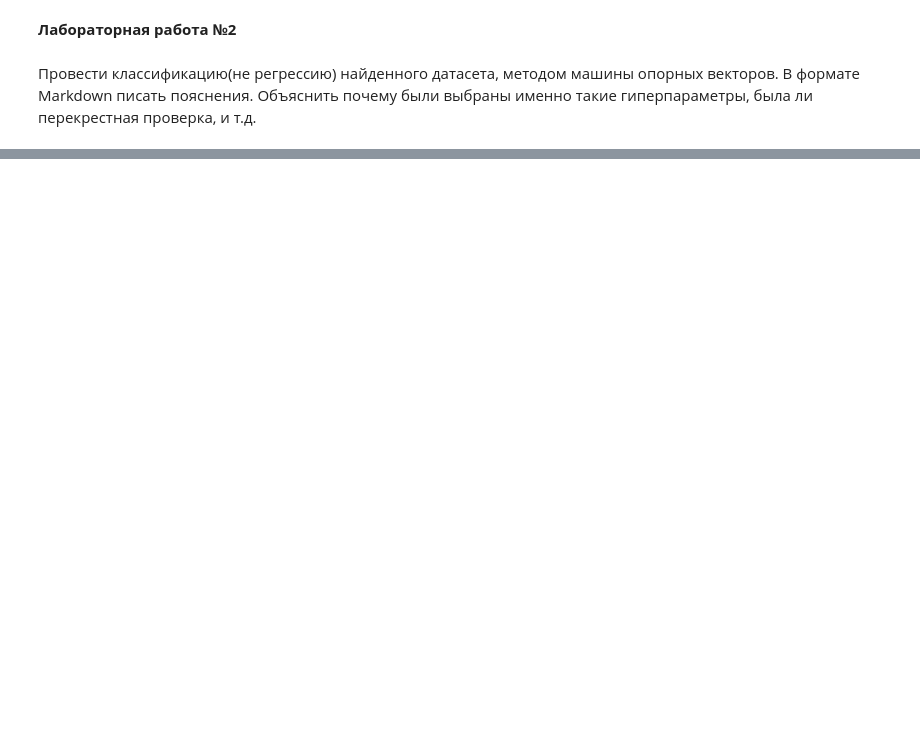
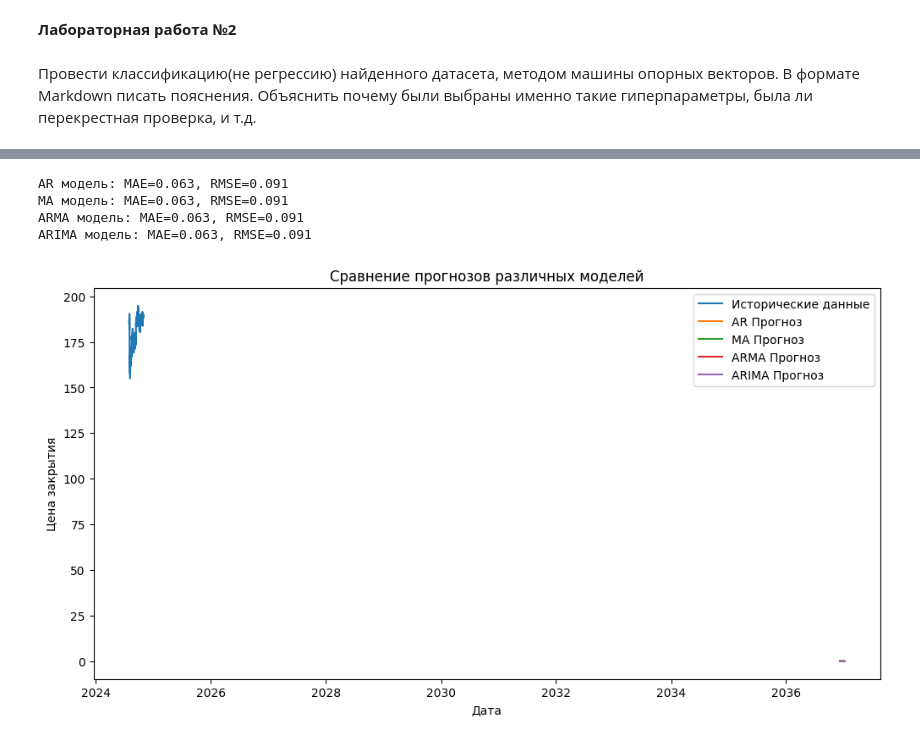
Before and after one commit to keysenelvial/dinam, a Jupyter notebook: dinam2.ipynb, the cells around one changed output, grey strips where cells are left out. Drawn from its saved outputs; the diff is of its cells as text; code cells hidden in the pictures; blank space fills up the shorter version.

```diff
--- a/dinam2.ipynb
+++ b/dinam2.ipynb
@@ -110,0 +346,65 @@ Categories (4, interval[float64, right]): [(-0.001, 4.304] < (4.304, 4.7] < (4.7
+# %%
+# 8. Сравнение моделей AR, MA, ARMA и ARIMA
+from statsmodels.tsa.ar_model import AutoReg
+
+models = {
+    'AR': AutoReg,  # AR model only takes `lags` parameter
+    'MA': lambda y, order: ARIMA(y, order=(0, 0, order)),  # For MA, use ARIMA with p=0, d=0
+    'ARMA': lambda y, order: ARIMA(y, order=(order[0], 0, order[1])),  # ARMA, with d=0
+    'ARIMA': ARIMA  # Full ARIMA model
+}
+
+orders = {
+    'AR': (2,),  # Lags for AR model
+    'MA': 2,     # Order for MA component only (AR=0, d=0, MA=2)
+    'ARMA': (2, 2),  # ARMA(p=2, q=2) with d=0
+    'ARIMA': best_cfg  # Best found order from previous tuning
+}
+
+results = {}
+for name, model_func in models.items():
+    try:
+        if name == 'AR':
+            # AR model with specified lag
+            mod = model_func(price_diff, lags=orders[name][0])
+        elif name == 'MA':
+            # MA model using ARIMA with p=0, d=0
+            mod = model_func(price_diff, orders[name])
+        elif name == 'ARMA':
+            # ARMA model with specified p and q, d=0
+            mod = model_func(price_diff, orders[name])
+        else:
+            # Full ARIMA model
+            mod = model_func(price_diff, order=orders[name])
+
+        # Fit model and forecast
+        fit = mod.fit()
+        forecast = fit.forecast(steps=30)
+
+        # Calculate evaluation metrics
+        mae = mean_absolute_error(price_diff[-30:], forecast)
+        rmse = np.sqrt(mean_squared_error(price_diff[-30:], forecast))
+
+        # Store results
+        results[name] = {'MAE': mae, 'RMSE': rmse}
+        print(f'{name} модель: MAE={mae:.3f}, RMSE={rmse:.3f}')
+
+    except Exception as e:
+        print(f'Ошибка при построении {name} модели: {e}')
+
+# 9. Визуализация прогнозов для всех моделей
+plt.figure(figsize=(12, 6))
+plt.plot(price_series.index, price_series, label='Исторические данные')
+for name, res in results.items():
+    plt.plot(range(len(price_series), len(price_series) + 30), forecast[:30], label=f'{name} Прогноз')
+plt.xlabel('Дата')
+plt.ylabel('Цена закрытия')
+plt.legend()
+plt.title('Сравнение прогнозов различных моделей')
+plt.show()
+# %% [output]
+AR модель: MAE=0.063, RMSE=0.091
+MA модель: MAE=0.063, RMSE=0.091
+ARMA модель: MAE=0.063, RMSE=0.091
+ARIMA модель: MAE=0.063, RMSE=0.091
+[figure, added]
```
Also changed, not shown: parts of 13 cells of this notebook.
